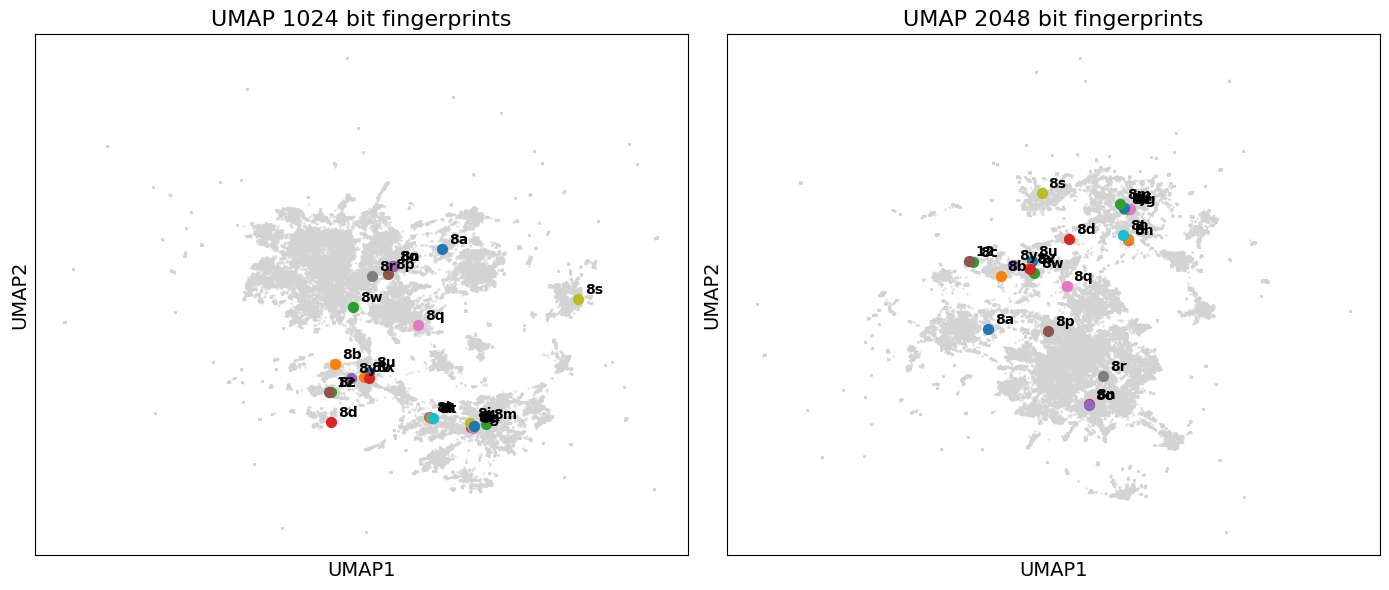
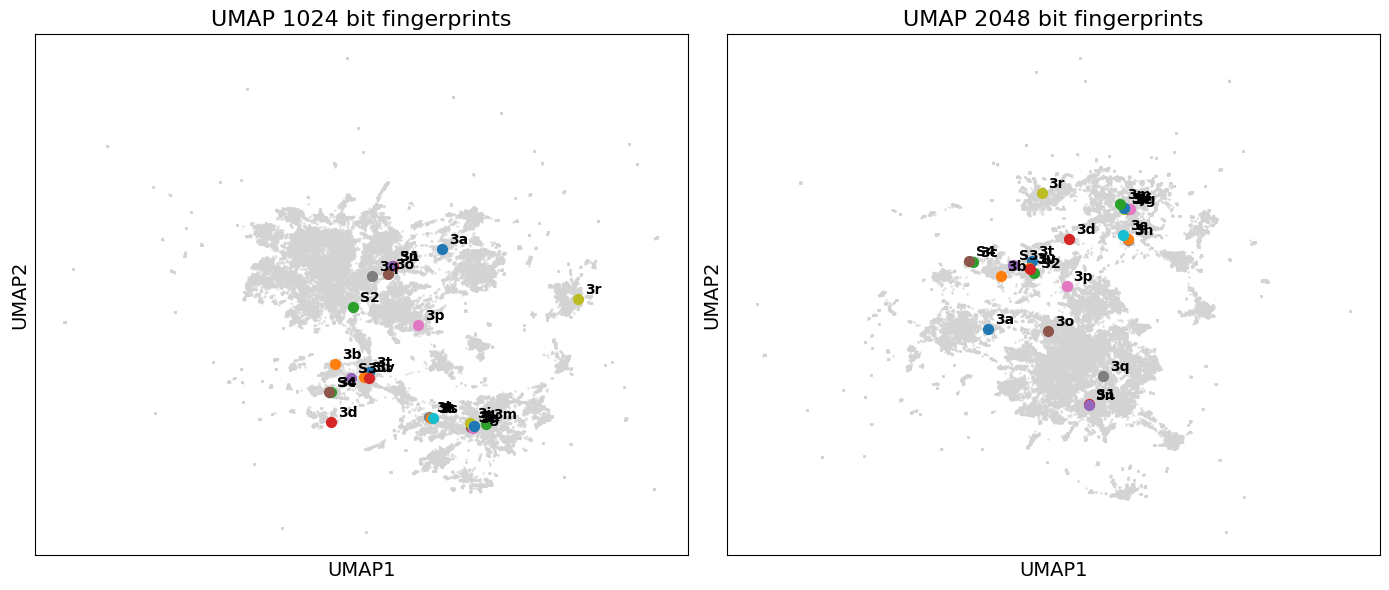
Code edit (unified diff) that turned the first committed figure into the second:
--- before
+++ after
@@ -3,17 +3,9 @@
 fig, axes = plt.subplots(1, 2, figsize=(14, 6))
 
+# background points
 axes[0].scatter(df_1024bit['UMAP1'], df_1024bit['UMAP2'], s=1, alpha=0.5, color='lightgray')
 axes[0].set_title('UMAP 1024 bit fingerprints', fontsize=16)
 axes[0].set_xlabel('UMAP1', fontsize=14)
 axes[0].set_ylabel('UMAP2', fontsize=14)
-for label, enamine_id in scope_compounds_dict.items():
-    if enamine_id in df_1024bit.index:
-        axes[0].scatter(df_1024bit.loc[enamine_id, 'UMAP1'], df_1024bit.loc[enamine_id, 'UMAP2'], s=50, label=label)
-        axes[0].text(
-            df_1024bit.loc[enamine_id, 'UMAP1']+0.3,
-            df_1024bit.loc[enamine_id, 'UMAP2']+0.3,
-            label,
-            fontweight='bold'
-        )
 
 axes[1].scatter(df_2048bit['UMAP1'], df_2048bit['UMAP2'], s=1, alpha=0.5, color='lightgray')
@@ -21,17 +13,22 @@
 axes[1].set_xlabel('UMAP1', fontsize=14)
 axes[1].set_ylabel('UMAP2', fontsize=14)
+
+# highlight + labels
 for label, enamine_id in scope_compounds_dict.items():
-    if enamine_id in df_2048bit.index:
-        axes[1].scatter(df_2048bit.loc[enamine_id, 'UMAP1'], df_2048bit.loc[enamine_id, 'UMAP2'], s=50, label=label)
-        axes[1].text(
-            df_2048bit.loc[enamine_id, 'UMAP1']+0.3,
-            df_2048bit.loc[enamine_id, 'UMAP2']+0.3,
-            label,
-            fontweight='bold'
-        )
+    row_1024 = df_1024bit[df_1024bit['Catalog_ID'] == enamine_id]
+    if not row_1024.empty:
+        x, y = row_1024.iloc[0][['UMAP1', 'UMAP2']]
+        axes[0].scatter(x, y, s=50, zorder=3)
+        axes[0].text(x + 0.3, y + 0.3, label, fontsize=10, fontweight='bold', color='black', zorder=4)
 
-        for ax in axes:
-            ax.set_xticks([])
-            ax.set_yticks([])
+    row_2048 = df_2048bit[df_2048bit['Catalog_ID'] == enamine_id]
+    if not row_2048.empty:
+        x, y = row_2048.iloc[0][['UMAP1', 'UMAP2']]
+        axes[1].scatter(x, y, s=50, zorder=3)
+        axes[1].text(x + 0.3, y + 0.3, label, fontsize=10, fontweight='bold', color='black', zorder=4)
+
+for ax in axes:
+    ax.set_xticks([])
+    ax.set_yticks([])
 
 plt.tight_layout()

Commit: Updated compound numbering